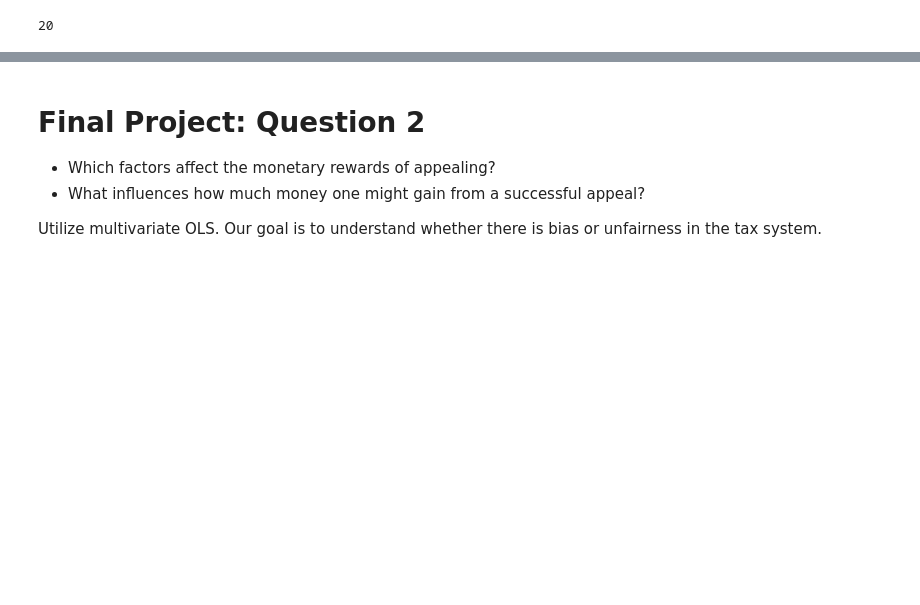
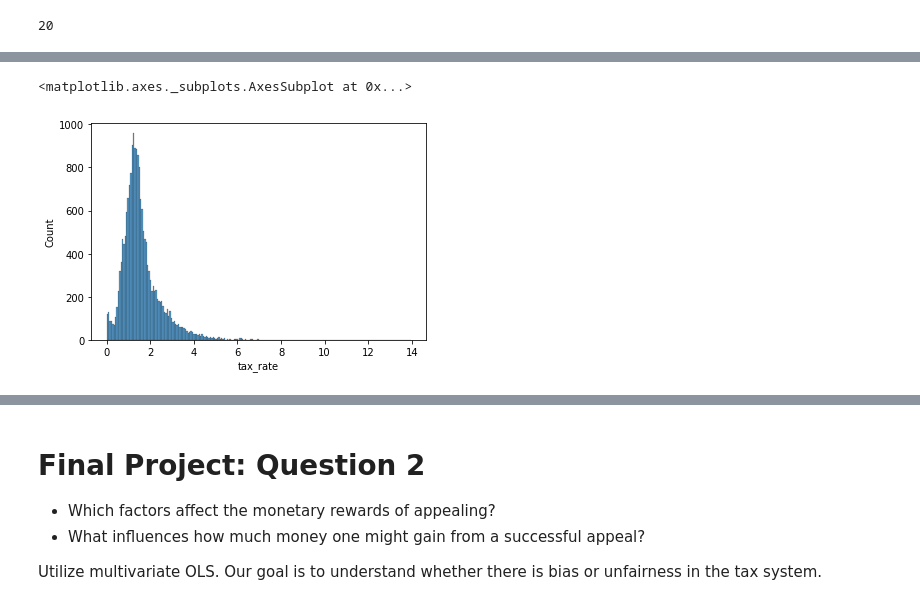
Before and after one commit to claytonjhamilton/Coursera_collab, a Jupyter notebook: question_2.ipynb, the cells around one changed output, grey strips where cells are left out. Drawn from its saved outputs; the diff is of its cells as text; code cells hidden in the pictures; blank space fills up the shorter version.

```diff
--- a/question_2.ipynb
+++ b/question_2.ipynb
@@ -13,0 +24,2 @@ pd.get_option("display.max_columns", None)
+# %%
+df = pd.read_csv('project2data.csv')
@@ -13,0 +83,11 @@ pd.get_option("display.max_columns", None)
+# %%
+#### Exploring the data
+
+# not everyone gets taxed at the same (effective?) rate;
+# majority seems to be between 1-2% but there are substantial
+# counts outside that range
+
+sns.histplot(df['tax_rate'])
+# %% [output]
+<matplotlib.axes._subplots.AxesSubplot at 0x...>
+[figure, added]
```
Also changed, not shown: parts of 32 cells of this notebook.
